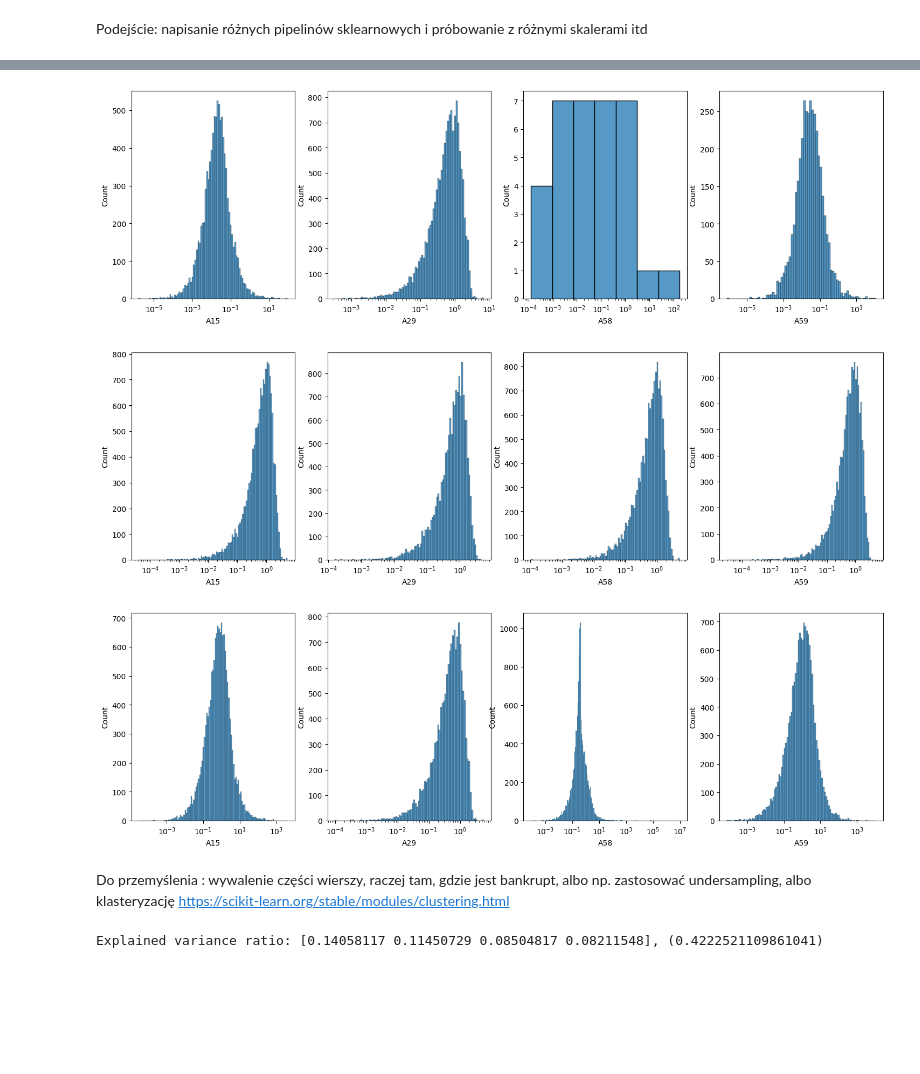
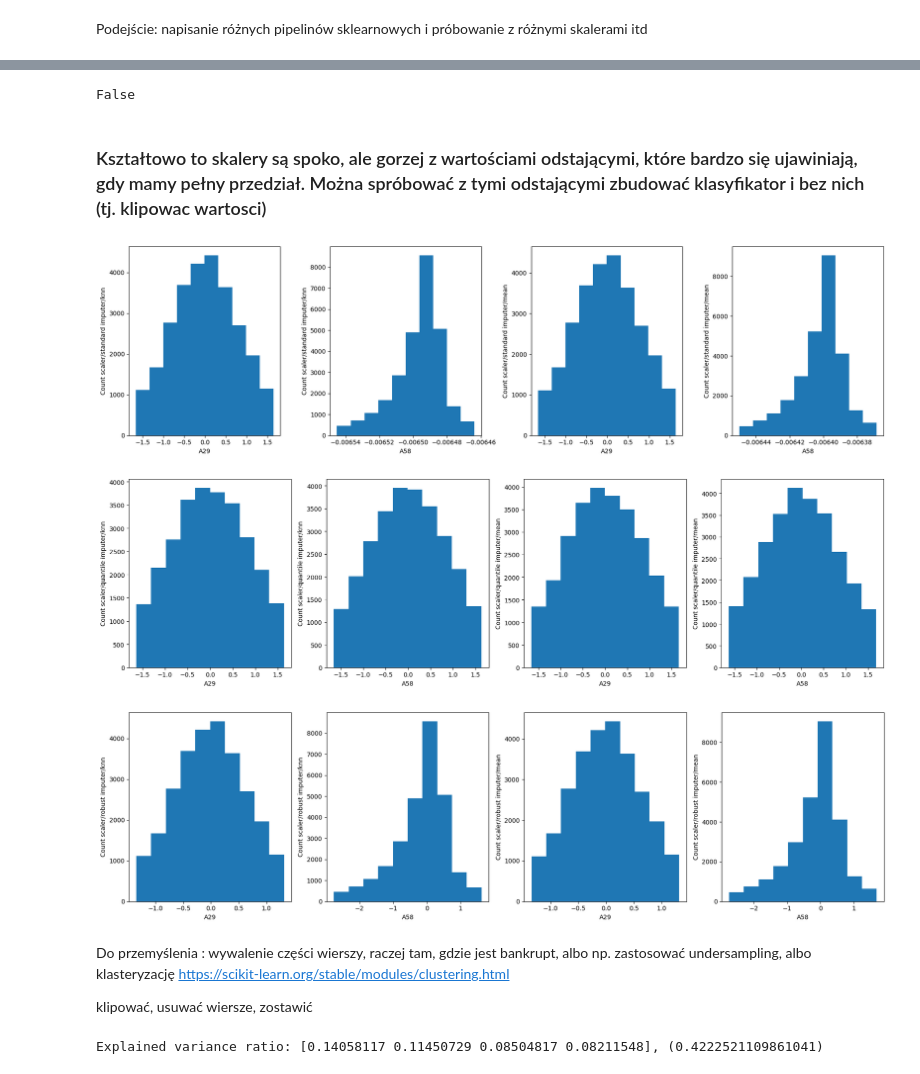
Before and after one commit to farqlia/MLandNN, a Jupyter notebook: ml/l0/Lista1.ipynb, the cells around one changed output, grey strips where cells are left out. Saved outputs shown, nothing was run; the diff lists cells and outputs as text; code cells hidden in the pictures; blank space fills up the shorter version.

```diff
--- a/ml/l0/Lista1.ipynb
+++ b/ml/l0/Lista1.ipynb
@@ -114,5 +114,5 @@ attrs = X.columns[1:].values.tolist()
 # %%
-df_desc = df.describe()[attrs]
+df_desc = df.describe(percentiles=[.05, .25, .5, .75, .95])[attrs]
 df_desc
 # %% [output]
 |  | A1 | A2 | A3 | A4 | A5 | A6 | A7 | A8 | A9 | A10 | ... | ... |
@@ -151,7 +155,10 @@ fig, axes = plt.subplots(16, 4, figsize=(32, 56))
 axes = axes.flatten()
 
 for i, ax in enumerate(axes):
-    axp = sns.histplot(df, x=attrs[i], ax=ax, log_scale=True)
+    df_d = df[attrs[i]].describe(percentiles=[0.05, 0.95])
+    axp = ax.hist(df.loc[(df[attrs[i]] > df_d.loc['5%']) & (df[attrs[i]] < df_d.loc['95%']), attrs[i]])
+    ax.set_xlabel(attrs[i])
+    ax.set_ylabel('Count')
 
 fig.tight_layout()
 # %% [output]
@@ -347,28 +382,57 @@ Name: A58, dtype: float64
+# %%
+all((df[attrs].iloc[0] > lower_bounds) & (df[attrs].iloc[0] < upper_bounds))
+# %% [output]
+False
+# %% [markdown]
+### Kształtowo to skalery są spoko, ale gorzej z wartościami odstającymi, które bardzo się ujawiniają, gdy mamy pełny przedział. Można spróbować z tymi odstającymi zbudować klasyfikator i bez nich (tj. klipowac wartosci)
 # %%
 scalers = [
     ('standard', StandardScaler()),
     ('quantile', QuantileTransformer(output_distribution='normal')),
     ('robust', RobustScaler())
 ]
 
+imputers = [
+    ('knn', KNNImputer(n_neighbors=3)),
+    ('mean', SimpleImputer(strategy='mean'))
+]
+
 scale = {
     'robust': 'log'
 }
 
-chosen_cols = ['A15', 'A29', 'A58', 'A59']
+# chosen_cols = ['A15', 'A29', 'A58', 'A59']
+chosen_cols = ['A29', 'A58']
+
 
 for name, scaler in scalers:
-    X_train_scaled = scaler.fit_transform(X_train.iloc[:, 1:])
-    df_scaled = pd.DataFrame(X_train_scaled, columns=attrs)
+    j = 1
+    plt.figure(figsize=(18, 5), layout='tight')
+    for impt_name, imputer in imputers:
+        if impt_name != 'none':
+            X_train_imp = imputer.fit_transform(X_train.iloc[:, 1:])
+        else:
+            X_train_imp = X_train.iloc[:, 1:]
 
-    plt.figure(figsize=(18, 5))
-    for i, col in enumerate(chosen_cols, start=1):
-        plt.subplot(1, 4, i)
-        sns.histplot(df_scaled, x=col, log_scale=True)
+        X_train_scaled = scaler.fit_transform(X_train_imp)
+        df_scaled = pd.DataFrame(X_train_scaled, columns=attrs)
+
+        for i, col in enumerate(chosen_cols, start=1):
+            plt.subplot(1, 4, j)
+            df_d = df_scaled[col].describe(percentiles=[0.05, 0.95])
+            plt.hist(df_scaled.loc[(df_scaled[col] > df_d.loc['5%']) & (df_scaled[col] < df_d.loc['95%']), col])
+            # plt.hist(df_scaled[col])
+            plt.xlabel(col)
+            plt.ylabel(f'Count scaler/{name} imputer/{impt_name}')
+            j += 1
+
     plt.show()
 # %% [output]
-[figure, old version]
+[figure, new version]
-[figure, old version]
+[figure, new version]
-[figure, old version]
+[figure, new version]
 # %% [markdown]
 Do przemyślenia : wywalenie części wierszy, raczej tam, gdzie jest bankrupt, albo np. zastosować undersampling, albo klasteryzację https://scikit-learn.org/stable/modules/clustering.html
+
+
+klipować, usuwać wiersze, zostawić
```
Also changed, not shown: parts of 13 cells of this notebook.
